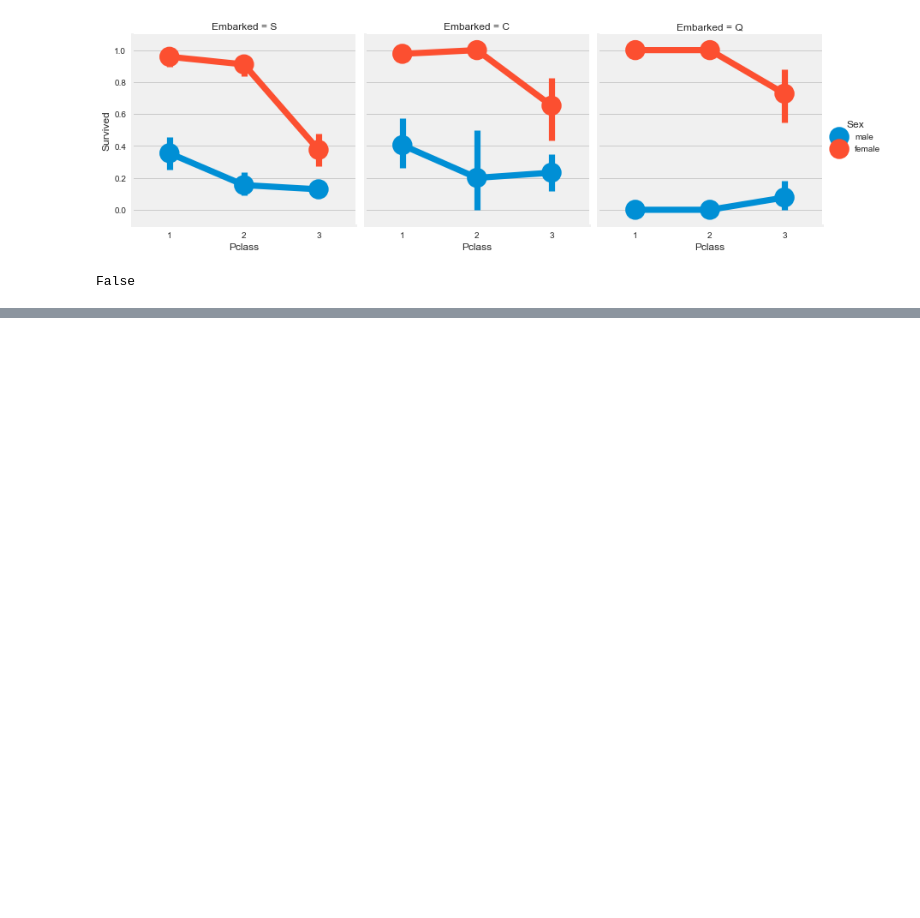
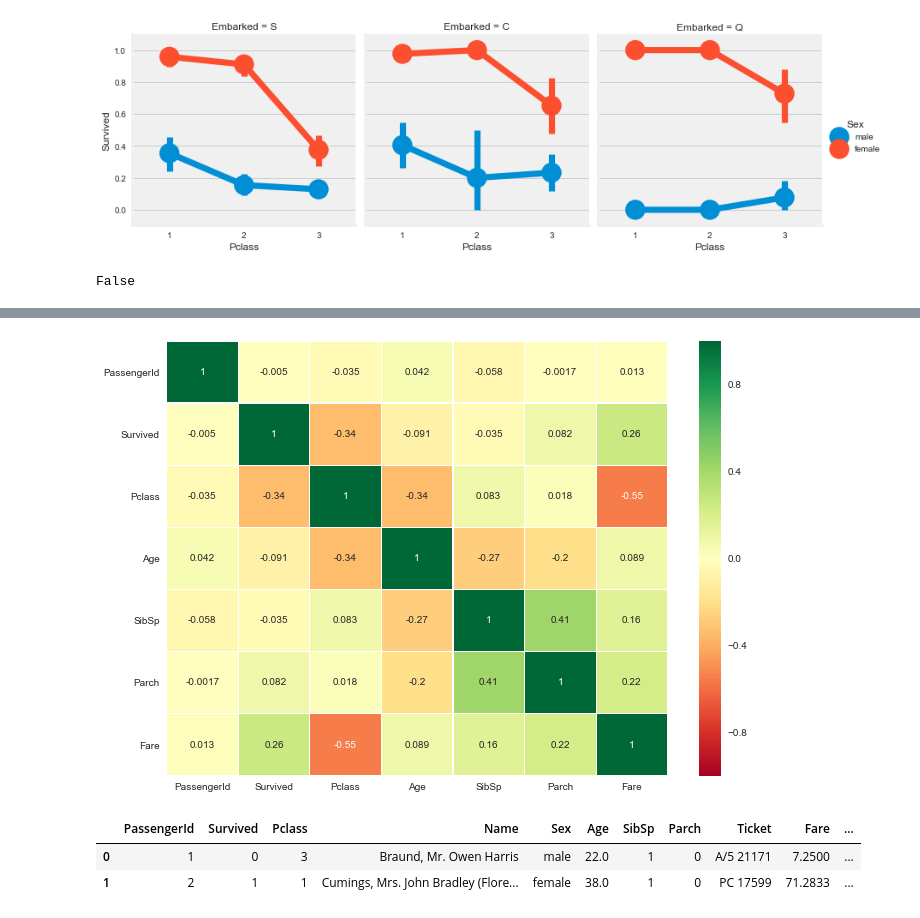
Before and after one commit to threepipes/titanic-practice, a Jupyter notebook: analysis.ipynb, the cells around one changed output, grey strips where cells are left out. Cells and saved outputs as stored; diff of their text form; code cells hidden in the pictures; blank space fills up the shorter version.

```diff
--- a/analysis.ipynb
+++ b/analysis.ipynb
@@ -262,0 +367,14 @@ False
+# %%
+sns.heatmap(data.corr(), annot=True, cmap='RdYlGn', linewidths=0.2)
+fig = plt.gcf()
+fig.set_size_inches(10, 8)
+plt.show()
+# %% [output]
+[figure, added]
+# %%
+data['Age_band'] = pd.cut(data.Age, 5, labels=list(range(5)))
+data.head(2)
+# %% [output]
+|  | PassengerId | Survived | Pclass | Name | Sex | Age | SibSp | Parch | Ticket | Fare | ... |
+| 0 | 1 | 0 | 3 | Braund, Mr. Owen Harris | male | 22.0 | 1 | 0 | A/5 21171 | 7.2500 | ... |
+| 1 | 2 | 1 | 1 | Cumings, Mrs. John Bradley (Flore... | female | 38.0 | 1 | 0 | PC 17599 | 71.2833 | ... |
```
Also changed, not shown: parts of 35 cells of this notebook.
